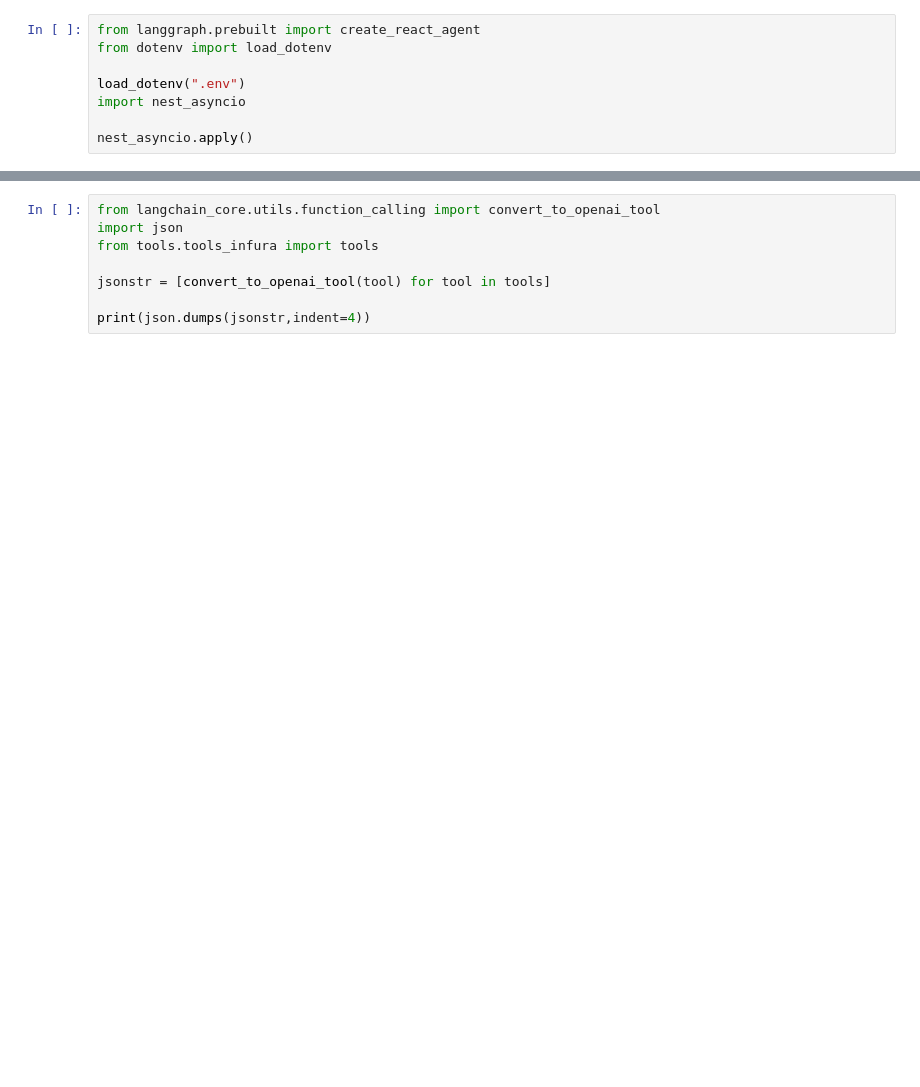
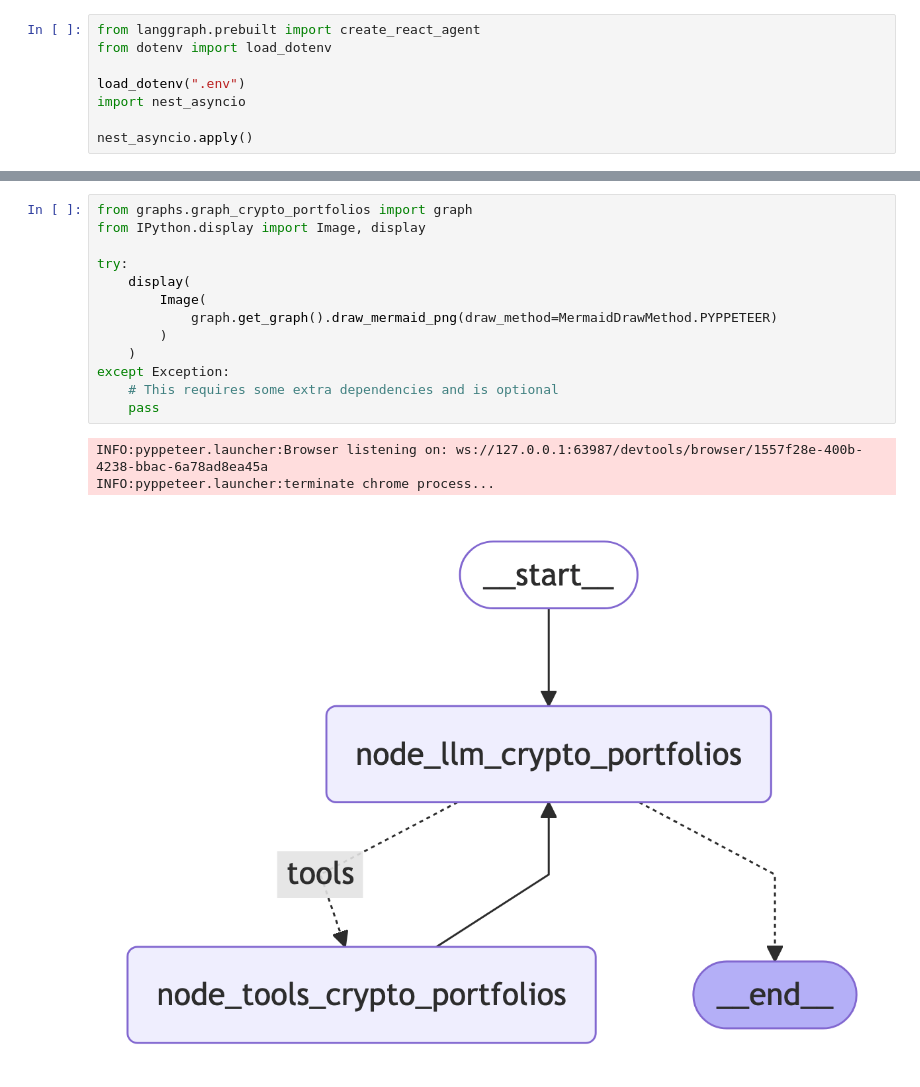
Before and after one commit to holynull/chat-musseai, a Jupyter notebook: musseai-agent/graph.ipynb, the cells around one changed output, grey strips where cells are left out. Saved outputs shown, nothing was run; the diff lists cells and outputs as text; blank space fills up the shorter version.

```diff
--- a/musseai-agent/graph.ipynb
+++ b/musseai-agent/graph.ipynb
@@ -90,11 +114,20 @@ except Exception:
-# %%
-from langchain_core.utils.function_calling import convert_to_openai_tool
-import json
-from tools.tools_infura import tools
-
-jsonstr = [convert_to_openai_tool(tool) for tool in tools]
-
-print(json.dumps(jsonstr,indent=4))
+# %%
+from graphs.graph_crypto_portfolios import graph
+from IPython.display import Image, display
+
+try:
+    display(
+        Image(
+            graph.get_graph().draw_mermaid_png(draw_method=MermaidDrawMethod.PYPPETEER)
+        )
+    )
+except Exception:
+    # This requires some extra dependencies and is optional
+    pass
+# %% [output]
+INFO:pyppeteer.launcher:Browser listening on: ws://127.0.0.1:63987/devtools/browser/1557f28e-400b-4238-bbac-6a78ad8ea45a
+INFO:pyppeteer.launcher:terminate chrome process...
+[figure, added]
 # %%
 from graphs.graph_chatbot import graph
 from IPython.display import Image, display
```
Also changed, not shown: parts of 8 cells of this notebook, 19 other files.
